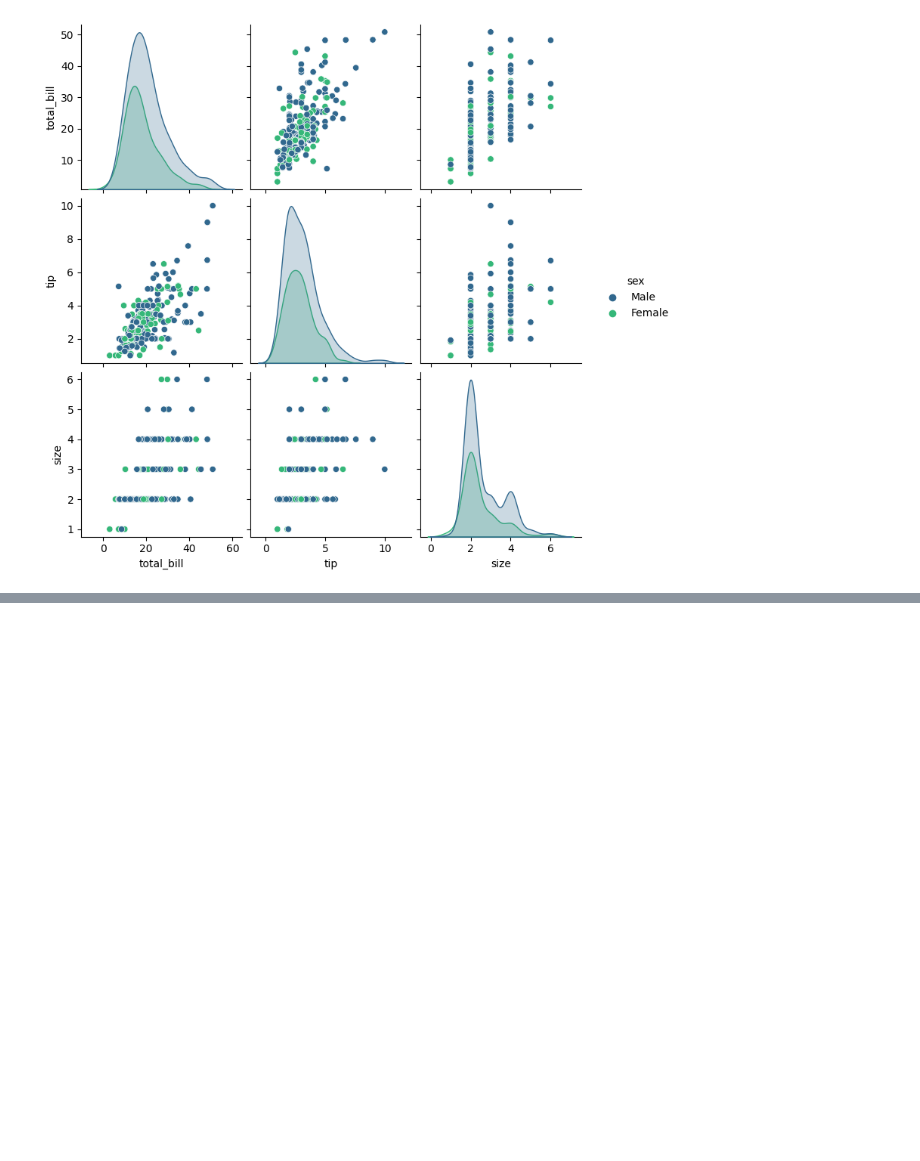
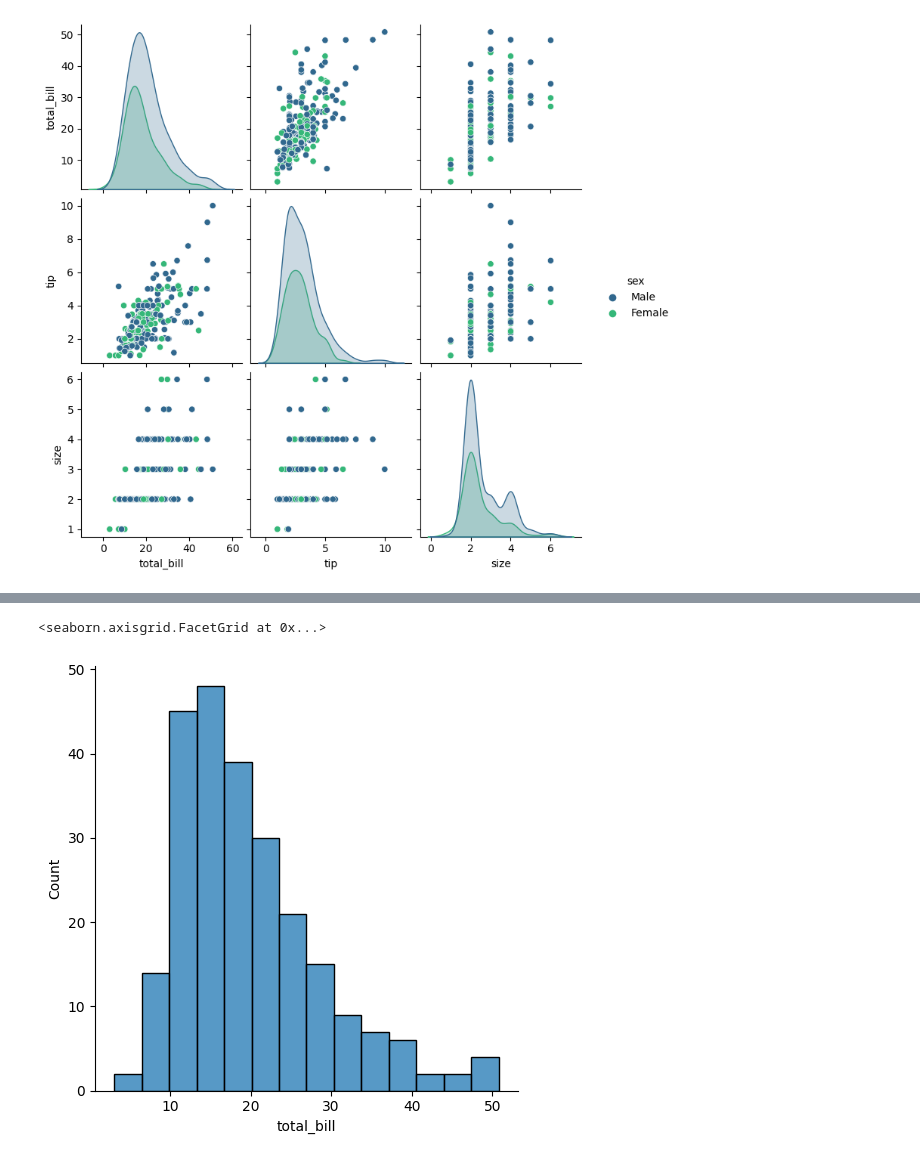
Before and after one commit to MeghanGH/google-colaboratory, a Jupyter notebook: Seaborn.ipynb, the cells around one changed output, grey strips where cells are left out. Cells and saved outputs as stored; diff of their text form; code cells hidden in the pictures; blank space fills up the shorter version.

```diff
--- a/Seaborn.ipynb
+++ b/Seaborn.ipynb
@@ -44,0 +53,5 @@ sns.pairplot(tips, hue='sex', palette='viridis')
+# %%
+sns.displot(tips['total_bill'])
+# %% [output]
+<seaborn.axisgrid.FacetGrid at 0x...>
+[figure, added]
```
Also changed, not shown: parts of 9 cells of this notebook.
